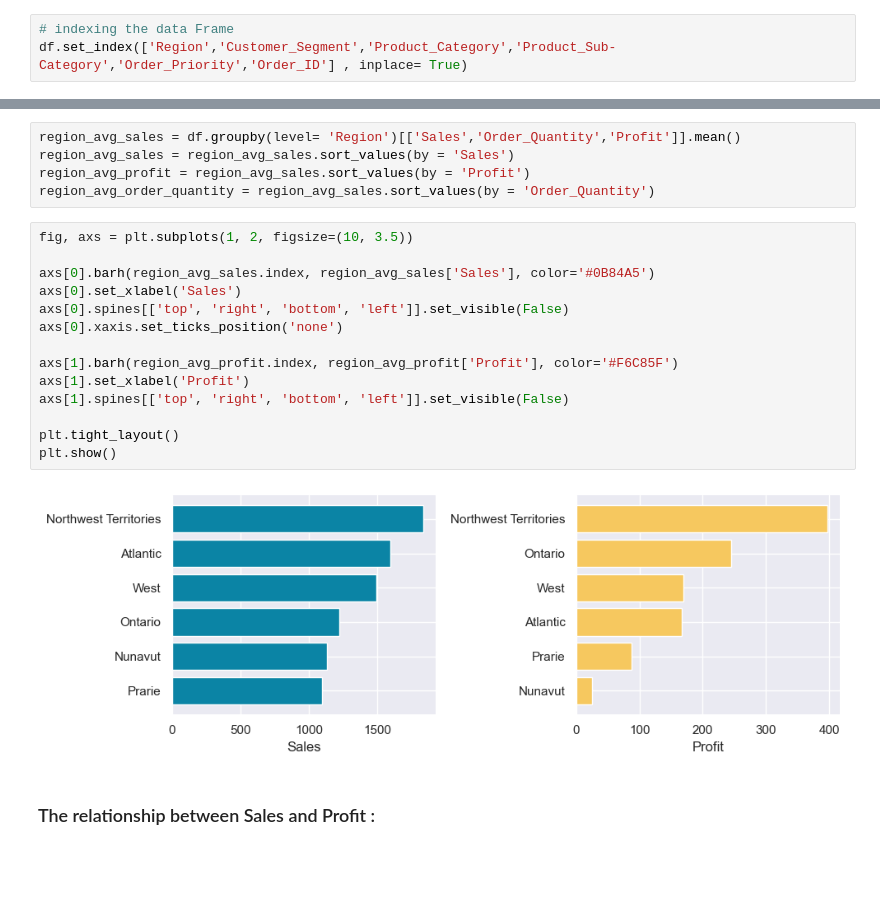
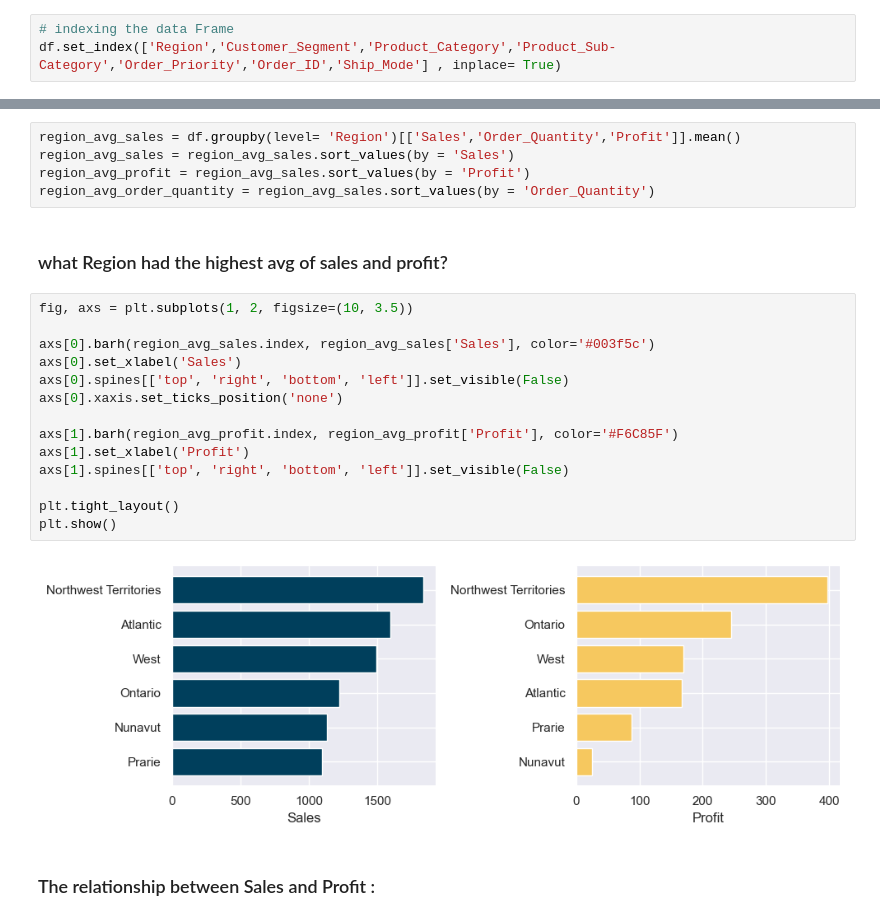
Before and after one commit to Amrane20/Sales_Analysis, a Jupyter notebook: data_cleaning.ipynb, the cells around one changed output, grey strips where cells are left out. Saved outputs shown, nothing was run; the diff lists cells and outputs as text; blank space fills up the shorter version.

Commit message:
edited the visualization

```diff
--- a/data_cleaning.ipynb
+++ b/data_cleaning.ipynb
@@ -300,7 +292,7 @@ Hight_Order_ID_Profit.sort_values(by = 'Profit', ascending= False)
 571 rows × 3 columns
 # %%
 # indexing the data Frame
-df.set_index(['Region','Customer_Segment','Product_Category','Product_Sub-Category','Order_Priority','Order_ID'] , inplace= True)
+df.set_index(['Region','Customer_Segment','Product_Category','Product_Sub-Category','Order_Priority','Order_ID','Ship_Mode'] , inplace= True)
 # %%
 df = df.sort_index()
 df
@@ -324,22 +316,24 @@ region_avg_sales = df.groupby(level= 'Region')[['Sales','Order_Quantity','Profit
 region_avg_sales = region_avg_sales.sort_values(by = 'Sales')
 region_avg_profit = region_avg_sales.sort_values(by = 'Profit')
 region_avg_order_quantity = region_avg_sales.sort_values(by = 'Order_Quantity')
+# %% [markdown]
+### what Region had the highest avg of sales and profit?
 # %%
 fig, axs = plt.subplots(1, 2, figsize=(10, 3.5))
 
-axs[0].barh(region_avg_sales.index, region_avg_sales['Sales'], color='#0B84A5')
+axs[0].barh(region_avg_sales.index, region_avg_sales['Sales'], color='#003f5c')
 axs[0].set_xlabel('Sales')
 axs[0].spines[['top', 'right', 'bottom', 'left']].set_visible(False)
 axs[0].xaxis.set_ticks_position('none')
 
 axs[1].barh(region_avg_profit.index, region_avg_profit['Profit'], color='#F6C85F')
 axs[1].set_xlabel('Profit')
 axs[1].spines[['top', 'right', 'bottom', 'left']].set_visible(False)
 
 plt.tight_layout()
 plt.show()
 # %% [output]
-[figure, old version]
+[figure, new version]
 # %% [markdown]
 ### The relationship between Sales and Profit :
 # %%
```
Also changed, not shown: parts of 29 cells of this notebook.
